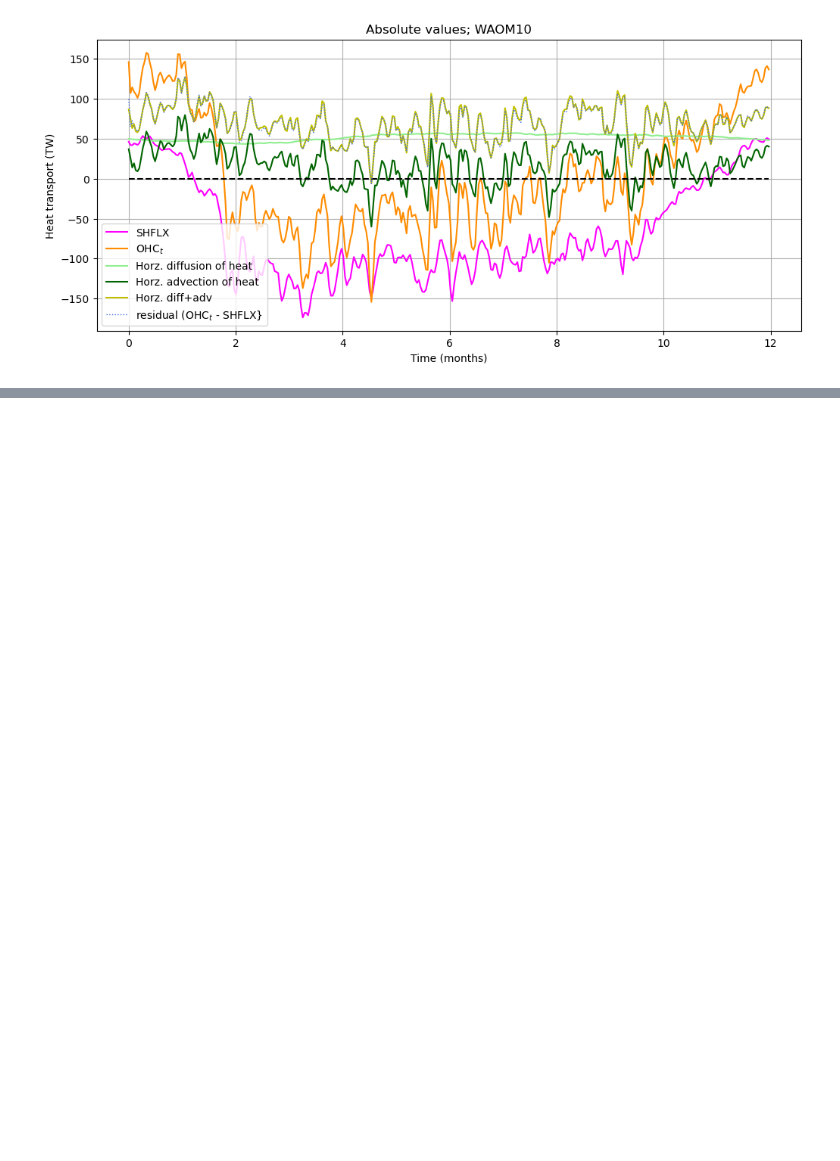
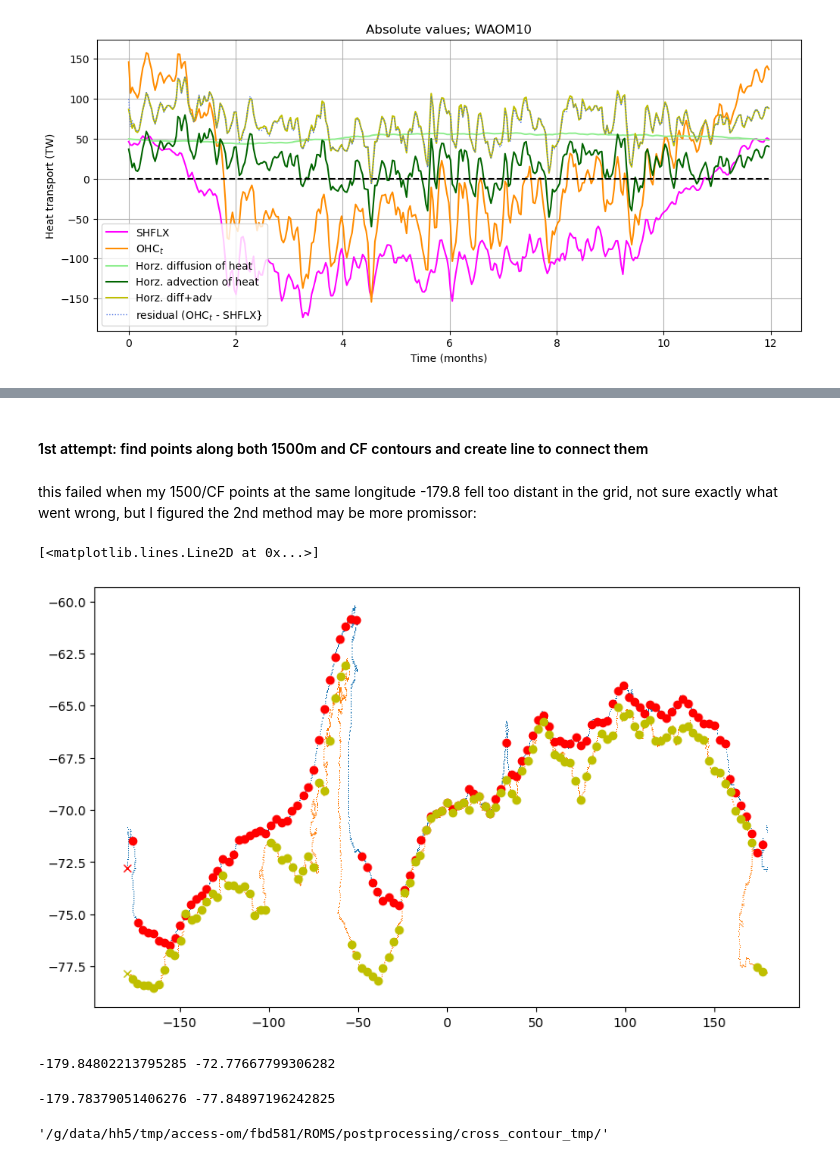
Before and after one commit to fabiobdias/waom_notebook, a Jupyter notebook: OHB_shelf/OHB_closure/WAOM10extend_shflim_S_0.25Q_OHB_shelf_budget_closure.ipynb, the cells around one changed output, grey strips where cells are left out. Cells and saved outputs as stored; diff of their text form; code cells hidden in the pictures; blank space fills up the shorter version.

```diff
--- a/OHB_shelf/OHB_closure/WAOM10extend_shflim_S_0.25Q_OHB_shelf_budget_closure.ipynb
+++ b/OHB_shelf/OHB_closure/WAOM10extend_shflim_S_0.25Q_OHB_shelf_budget_closure.ipynb
@@ -917,0 +882,54 @@ print(np.nanmean(RHS_budget_int)*1e-12)
+# %% [markdown]
+#### 1st attempt: find points along both 1500m and CF contours and create line to connect them
+# %% [markdown]
+this failed when my 1500/CF points at the same longitude -179.8 fell too distant in the grid, not sure exactly what went wrong, but I figured the 2nd method may be more promissor:
+# %%
+
+
+# ind_1500 = np.where((lon_along_10km<=-179.75) & (lon_along_10km>=-180))
+# ind_CF = np.where((lon_along_10km_CF<=-179.75) & (lon_along_10km_CF>=-180))
+
+# repeat for every 3deg:
+ind_1500 = np.empty(len(np.arange(-180,179.55,3)))
+ind_CF = np.empty(len(np.arange(-180,179.55,3)))
+
+count=0
+for llongi in np.arange(-180,179.55,3):
+    # print(count, llongi)
+
+    ind_1500[count] = np.where((lon_along_10km<=(llongi+.55)) & (lon_along_10km>=llongi))[0][0]
+    ind_CF[count] = np.where((lon_along_10km_CF<=(llongi+.55)) & (lon_along_10km_CF>=llongi))[0][0]
+    count=count+1
+# %%
+fig, ax = plt.subplots(figsize = (10, 6))
+
+plt.plot(lon_along_10km, lat_along_10km,',')
+plt.plot(lon_along_10km_CF, lat_along_10km_CF,',')
+
+# plt.plot(lon_along_10km.isel(contour_index_array=ind_1500[0][0]), lat_along_10km.isel(contour_index_array=ind_1500[0][0]),'or')
+# plt.plot(lon_along_10km_CF.isel(contour_index_array=ind_CF[0][0]), lat_along_10km_CF.isel(contour_index_array=ind_CF[0][0]),'oy')
+
+for ii in np.arange(1,len(ind_1500)):
+    plt.plot(lon_along_10km.isel(contour_index_array=int(ind_1500[ii])), lat_along_10km.isel(contour_index_array=int(ind_1500[ii])),'or')
+for jj in np.arange(1,len(ind_CF)):
+    plt.plot(lon_along_10km_CF.isel(contour_index_array=int(ind_CF[jj])), lat_along_10km_CF.isel(contour_index_array=int(ind_CF[jj])),'oy')
+
+ii=0
+plt.plot(lon_along_10km.isel(contour_index_array=int(ind_1500[ii])), lat_along_10km.isel(contour_index_array=int(ind_1500[ii])),'xr')
+jj=0
+plt.plot(lon_along_10km_CF.isel(contour_index_array=int(ind_CF[jj])), lat_along_10km_CF.isel(contour_index_array=int(ind_CF[jj])),'xy')
+
+# plt.xlim(-190,-60)
+# %% [output]
+[<matplotlib.lines.Line2D at 0x...>]
+[figure, added]
+# %%
+print(lon_along_10km.isel(contour_index_array=int(ind_1500[0])).values,
+      lat_along_10km.isel(contour_index_array=int(ind_1500[0])).values)
+# %% [output]
+-179.84802213795285 -72.77667799306282
+# %%
+print(lon_along_10km_CF.isel(contour_index_array=int(ind_CF[0])).values,
+      lat_along_10km_CF.isel(contour_index_array=int(ind_CF[0])).values)
+# %% [output]
+-179.78379051406276 -77.84897196242825
@@ -917,0 +938,4 @@ print(np.nanmean(RHS_budget_int)*1e-12)
+# %%
+files_path
+# %% [output]
+'/g/data/hh5/tmp/access-om/fbd581/ROMS/postprocessing/cross_contour_tmp/'
```
Also changed, not shown: parts of 51 cells of this notebook, 37 other files.
